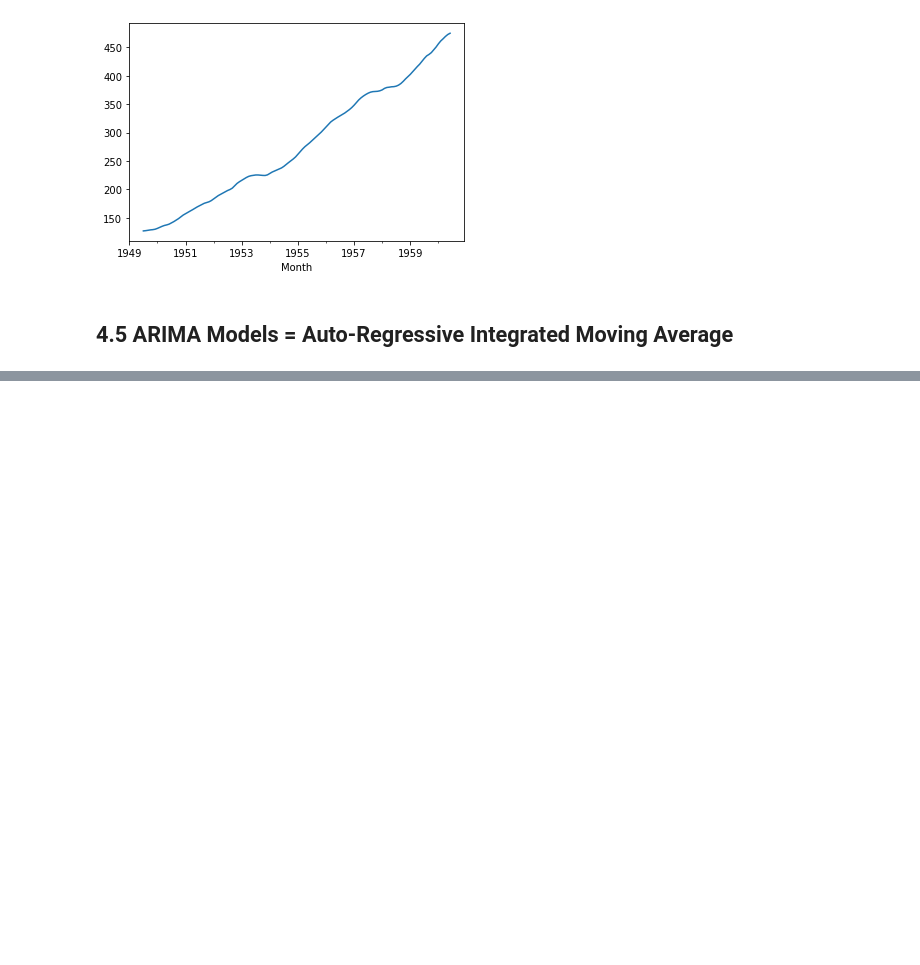
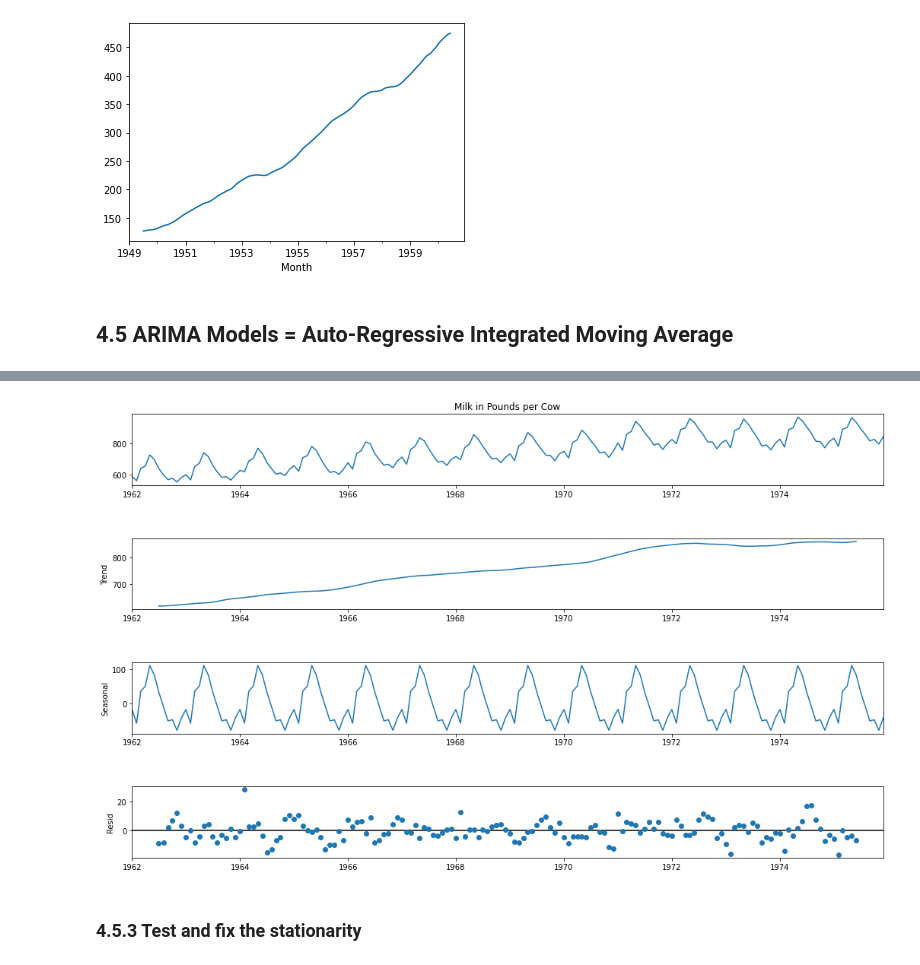
Before and after one commit to mxagar/finance_accounting_courses, a Jupyter notebook: python_finance/04_TimeSeriesAnalysis.ipynb, the cells around one changed output, grey strips where cells are left out. Cells and saved outputs as stored; diff of their text form; code cells hidden in the pictures; blank space fills up the shorter version.

```diff
--- a/python_finance/04_TimeSeriesAnalysis.ipynb
+++ b/python_finance/04_TimeSeriesAnalysis.ipynb
@@ -375,0 +505,7 @@ Two types of ARIMA:
+# %%
+fig = decomp.plot()
+fig.set_size_inches(16,10)
+# %% [output]
+[figure, added]
+# %% [markdown]
+### 4.5.3 Test and fix the stationarity
```
Also changed, not shown: parts of 20 cells of this notebook, 1 other file.
